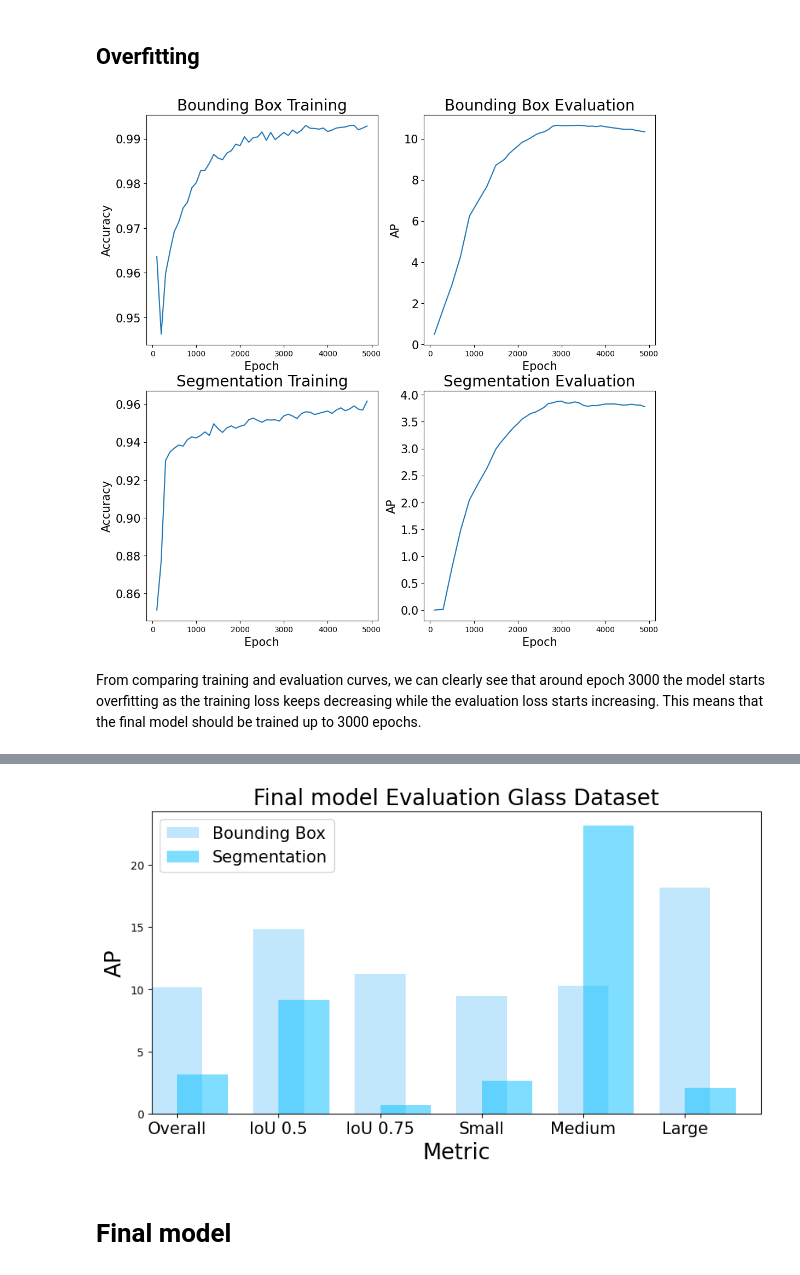
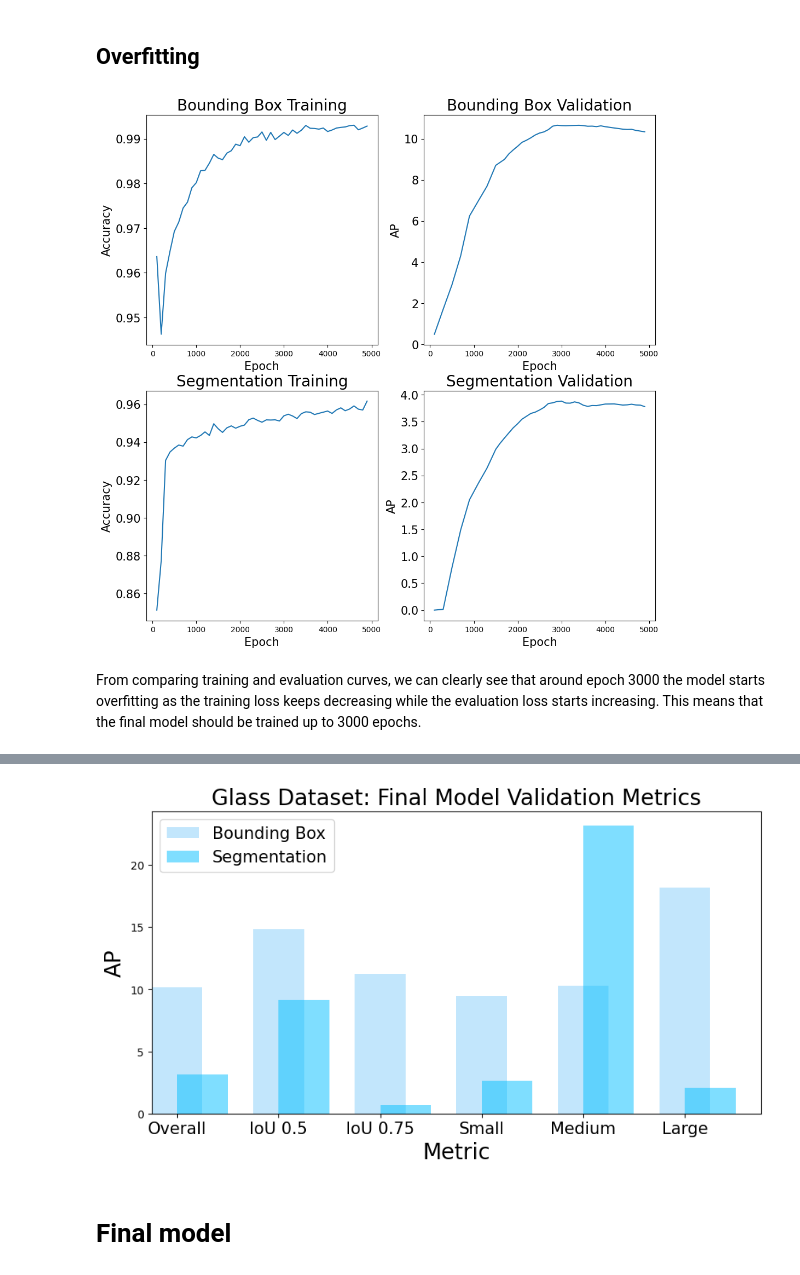
Before and after one commit to femartip/Detection-Microfibres-in-Sludge, a Jupyter notebook: Fine_tuned_Detectron2/Utils/cv_results_GLASS.ipynb, the cells around one changed output, grey strips where cells are left out. Cells and saved outputs as stored; diff of their text form; code cells hidden in the pictures.

```diff
--- a/Fine_tuned_Detectron2/Utils/cv_results_GLASS.ipynb
+++ b/Fine_tuned_Detectron2/Utils/cv_results_GLASS.ipynb
@@ -551,7 +551,7 @@ ax[0][0].set_ylabel('Accuracy', fontsize=15)
 ax[0][0].tick_params(axis='y', which='both', labelsize=15)
 
 #ax[0][0].legend(fontsize=20)
-ax[0][1].set_title('Bounding Box Evaluation', fontsize=20)
+ax[0][1].set_title('Bounding Box Validation', fontsize=20)
 ax[0][1].set_xlabel('Epoch', fontsize=15)
 ax[0][1].set_ylabel('AP', fontsize=15)
 ax[0][1].tick_params(axis='y', which='both', labelsize=15)
@@ -563,14 +563,14 @@ ax[1][0].set_ylabel('Accuracy', fontsize=15)
 ax[1][0].tick_params(axis='y', which='both', labelsize=15)
 
 #ax[1][0].legend(fontsize=20)
-ax[1][1].set_title('Segmentation Evaluation', fontsize=20)
+ax[1][1].set_title('Segmentation Validation', fontsize=20)
 ax[1][1].set_xlabel('Epoch', fontsize=15)
 ax[1][1].set_ylabel('AP', fontsize=15)
 ax[1][1].tick_params(axis='y', which='both', labelsize=15)
 
 plt.show()
 # %% [output]
-[figure, old version]
+[figure, new version]
 # %% [markdown]
 From comparing training and evaluation curves, we can clearly see that around epoch 3000 the model starts overfitting as the training loss keeps decreasing while the evaluation loss starts increasing. This means that the final model should be trained up to 3000 epochs.
 # %%
@@ -598,30 +598,30 @@ Name: 2999, dtype: float64
 # %%
 # Bar plot for the final model at epoch 3500
 fig, ax = plt.subplots(1, 1, figsize=(10, 5))
 
 #final_model_epoch_3000[['bbox/AP', 'bbox/AP50', 'bbox/AP75', 'bbox/APs', 'bbox/APm', 'bbox/APl', 'segm/AP', 'segm/AP50', 'segm/AP75', 'segm/APs', 'segm/APm', 'segm/APl']].plot(kind='bar', ax=ax)
 
 bbox_metrics = ['bbox/AP', 'bbox/AP50', 'bbox/AP75', 'bbox/APs', 'bbox/APm', 'bbox/APl']
 segm_metrics = ['segm/AP', 'segm/AP50', 'segm/AP75', 'segm/APs', 'segm/APm', 'segm/APl']
 # Plotting bbox metrics
 
 final_model_epoch_3000[bbox_metrics].plot(kind='bar', ax=ax, alpha=0.5, label= "Bounding Box", color='lightskyblue', position=0.5)
 
 # Plotting segm metrics
 final_model_epoch_3000[segm_metrics].plot(kind='bar', ax=ax, alpha=0.5, label= "Segmentation", color='deepskyblue', position=0)
 
 ax.legend(fontsize=15)
-ax.set_title('Final model Evaluation Glass Dataset', fontsize=20)
+ax.set_title('Glass Dataset: Final Model Validation Metrics', fontsize=20)
 ax.set_ylabel('AP', fontsize=20)
 ax.set_xlabel('Metric', fontsize=20)
 
 #Change x-axis labels
 ax.set_xticklabels(['Overall', 'IoU 0.5', 'IoU 0.75', 'Small', 'Medium', 'Large'], rotation=0, fontsize=15)
 
 
 plt.show()
 # %% [output]
-[figure, old version]
+[figure, new version]
 # %% [markdown]
 # Final model
 # %% [markdown]
```
Also changed, not shown: parts of 1 cell of this notebook, 2 other files.
